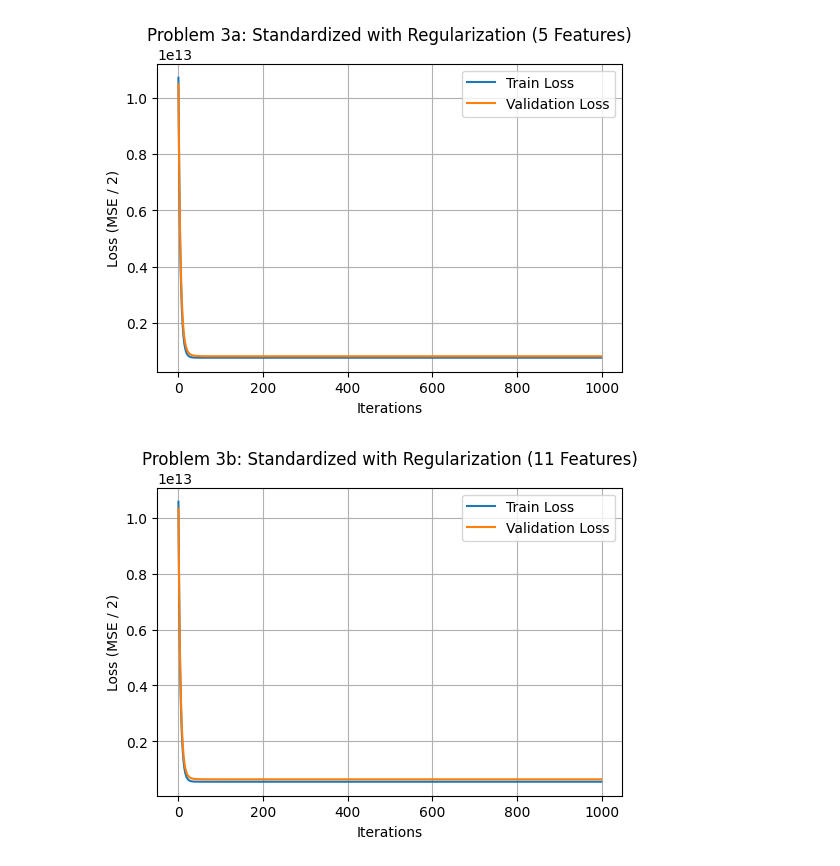
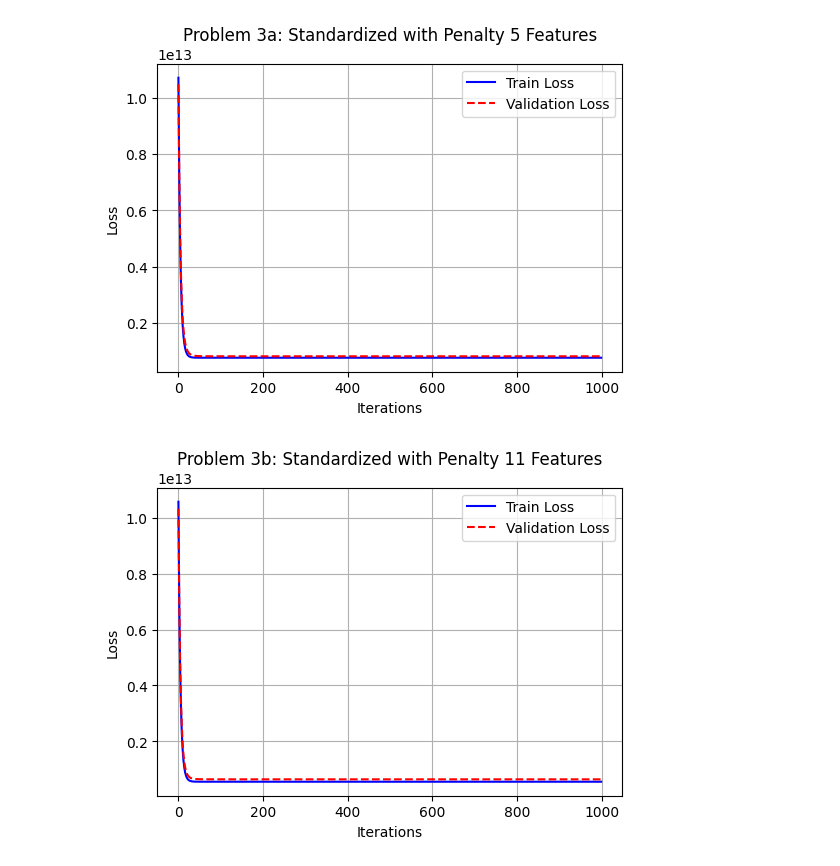
Before and after one commit to rwalden-gif/IntroToML, a Jupyter notebook: Homework2_Housing.ipynb, the cells around one changed output. Cells and saved outputs as stored; diff of their text form; code cells hidden in the pictures.

```diff
--- a/Homework2_Housing.ipynb
+++ b/Homework2_Housing.ipynb
@@ -61,7 +82,6 @@ def gradient_descent(X_train, y_train, X_test, y_test, alpha, iterations, lam=0)
 
         theta -= alpha * gradient
 
-        # Loss J(theta) = 1/(2m) * sum((h(x) - y)^2)
         train_loss = (1 / (2 * m_tr)) * np.sum((X_tr.dot(theta) - y_train) ** 2)
         val_loss = (1 / (2 * m_te)) * np.sum((X_te.dot(theta) - y_test) ** 2)
 
@@ -72,21 +92,21 @@ def gradient_descent(X_train, y_train, X_test, y_test, alpha, iterations, lam=0)
 
 def plot_loss(train_loss, val_loss, title):
     plt.figure(figsize=(6, 4))
-    plt.plot(train_loss, label='Train Loss')
-    plt.plot(val_loss, label='Validation Loss')
+    plt.plot(train_loss, label='Train Loss', color='blue')
+    plt.plot(val_loss, label='Validation Loss', color='red', linestyle='--')
     plt.xlabel('Iterations')
-    plt.ylabel('Loss (MSE / 2)')
+    plt.ylabel('Loss')
     plt.title(title)
     plt.legend()
     plt.grid(True)
     plt.show()
 # %%
-iters = 1000
+iterations = 1000
 
 # Problem 1: Unscaled Data
-theta_1a, tr_1a, val_1a = gradient_descent(X_tr_a, y_tr, X_te_a, y_te, alpha=1e-8, iterations=iters)
-plot_loss(tr_1a, val_1a, "Problem 1a: Unscaled (5 Features)")
+theta_1a, tr_1a, val_1a = gradient_descent(X_tr_a, y_tr, X_te_a, y_te, alpha=1e-8, iterations=iterations)
+plot_loss(tr_1a, val_1a, "Problem 1a: Unscaled Data 5 Features")
 
-theta_1b, tr_1b, val_1b = gradient_descent(X_tr_b, y_tr, X_te_b, y_te, alpha=1e-8, iterations=iters)
-plot_loss(tr_1b, val_1b, "Problem 1b: Unscaled (11 Features)")
+theta_1b, tr_1b, val_1b = gradient_descent(X_tr_b, y_tr, X_te_b, y_te, alpha=1e-8, iterations=iterations)
+plot_loss(tr_1b, val_1b, "Problem 1b: Unscaled Data 11 Features")
 # %% [output]
@@ -111,10 +131,10 @@ plot_loss(tr_2b_norm, val_2b_norm, "Problem 2b: Normalized (11 Features)")
 # %%
 # Problem 3: Regularization
-theta_3a, tr_3a, val_3a = gradient_descent(X_tr_a_std, y_tr, X_te_a_std, y_te, alpha=0.1, iterations=iters, lam=10)
-plot_loss(tr_3a, val_3a, "Problem 3a: Standardized with Regularization (5 Features)")
+theta_3a, tr_3a, val_3a = gradient_descent(X_tr_a_std, y_tr, X_te_a_std, y_te, alpha=0.1, iterations=iterations, lam=10)
+plot_loss(tr_3a, val_3a, "Problem 3a: Standardized with Penalty 5 Features")
 
-theta_3b, tr_3b, val_3b = gradient_descent(X_tr_b_std, y_tr, X_te_b_std, y_te, alpha=0.1, iterations=iters, lam=10)
-plot_loss(tr_3b, val_3b, "Problem 3b: Standardized with Regularization (11 Features)")
+theta_3b, tr_3b, val_3b = gradient_descent(X_tr_b_std, y_tr, X_te_b_std, y_te, alpha=0.1, iterations=iterations, lam=10)
+plot_loss(tr_3b, val_3b, "Problem 3b: Standardized with Penalty 11 Features")
 # %% [output]
-[figure, old version]
+[figure, new version]
-[figure, old version]
+[figure, new version]
```
Also changed, not shown: parts of 3 cells of this notebook.
